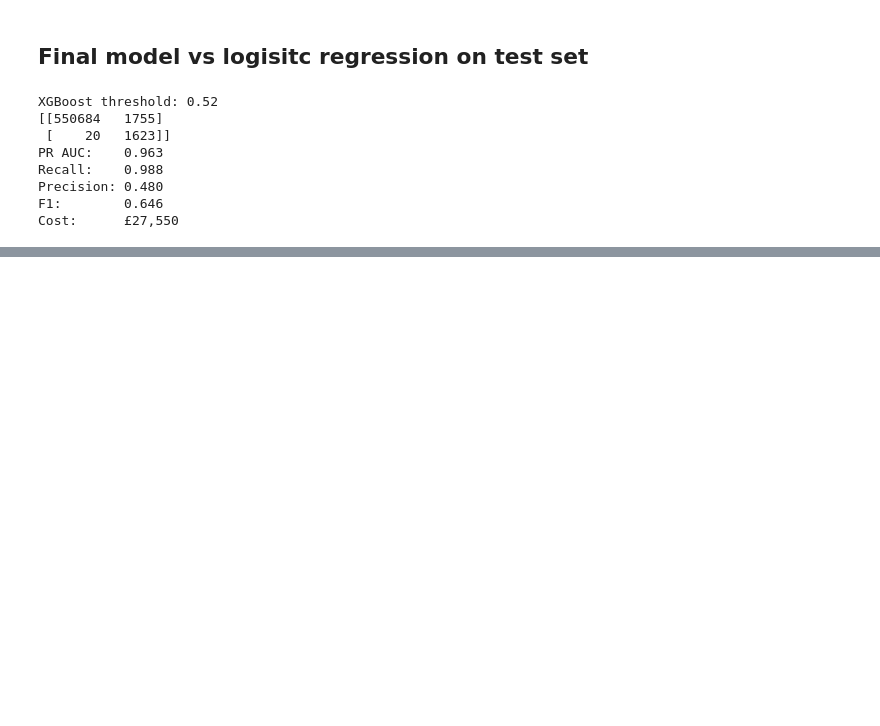
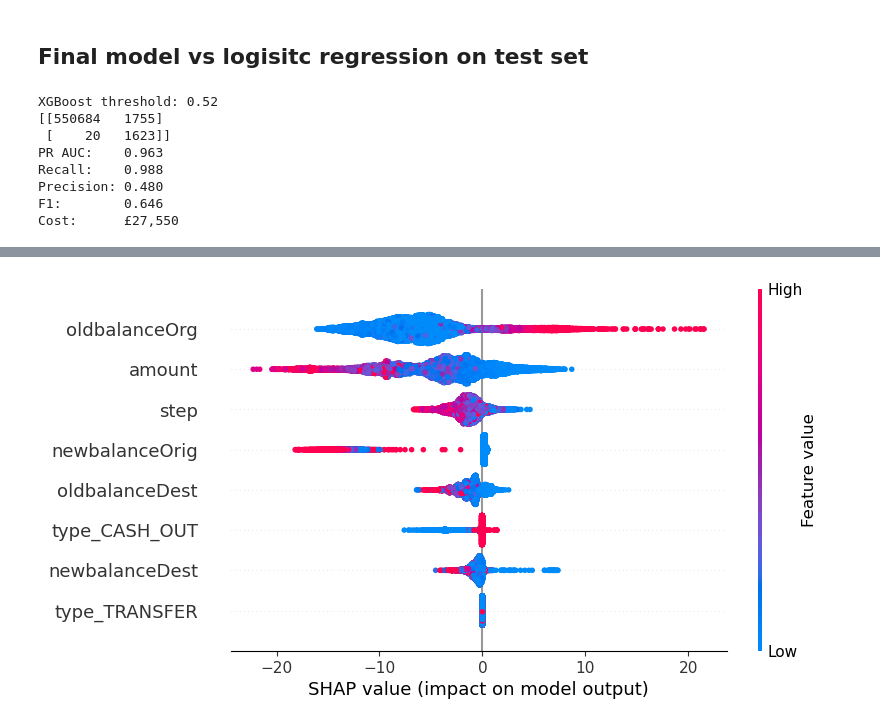
Before and after one commit to Don2896/fraud-detection-paysim, a Jupyter notebook: notebooks/03_xgboost.ipynb, the cells around one changed output, grey strips where cells are left out. Cells and saved outputs as stored; diff of their text form; code cells hidden in the pictures; blank space fills up the shorter version.

Commit message:
M4: permutation importance, SHAP and simulator-pattern check

```diff
--- a/notebooks/03_xgboost.ipynb
+++ b/notebooks/03_xgboost.ipynb
@@ -221,0 +230,20 @@ The settings and the threshold were both chosen on the same validation set, so t
+# %%
+from sklearn.inspection import permutation_importance
+
+feature_names = pre.get_feature_names_out()
+
+perm = permutation_importance(
+    final_xgb, X_val_enc, y_val.to_numpy(),
+    scoring="average_precision",
+    n_repeats=5,
+    random_state=42,
+    n_jobs=-1,
+)
+
+importance_df = pd.DataFrame({
+    "feature": feature_names,
+    "mean_drop": perm.importances_mean,
+    "std": perm.importances_std,
+}).sort_values("mean_drop", ascending=False)
+
+print(importance_df)
@@ -221,0 +287,16 @@ The settings and the threshold were both chosen on the same validation set, so t
+# %%
+import shap
+
+clean_names = [n.split("__")[1] for n in feature_names]
+
+rng = np.random.default_rng(42)
+idx = rng.choice(len(X_val_enc), size=20000, replace=False)
+X_sample = X_val_enc[idx]
+
+explainer = shap.TreeExplainer(final_xgb)
+shap_values = explainer(X_sample)
+shap_values.feature_names = clean_names
+
+shap.plots.beeswarm(shap_values, max_display=10)
+# %% [output]
+[figure, added]
```
Also changed, not shown: parts of 14 cells of this notebook.
